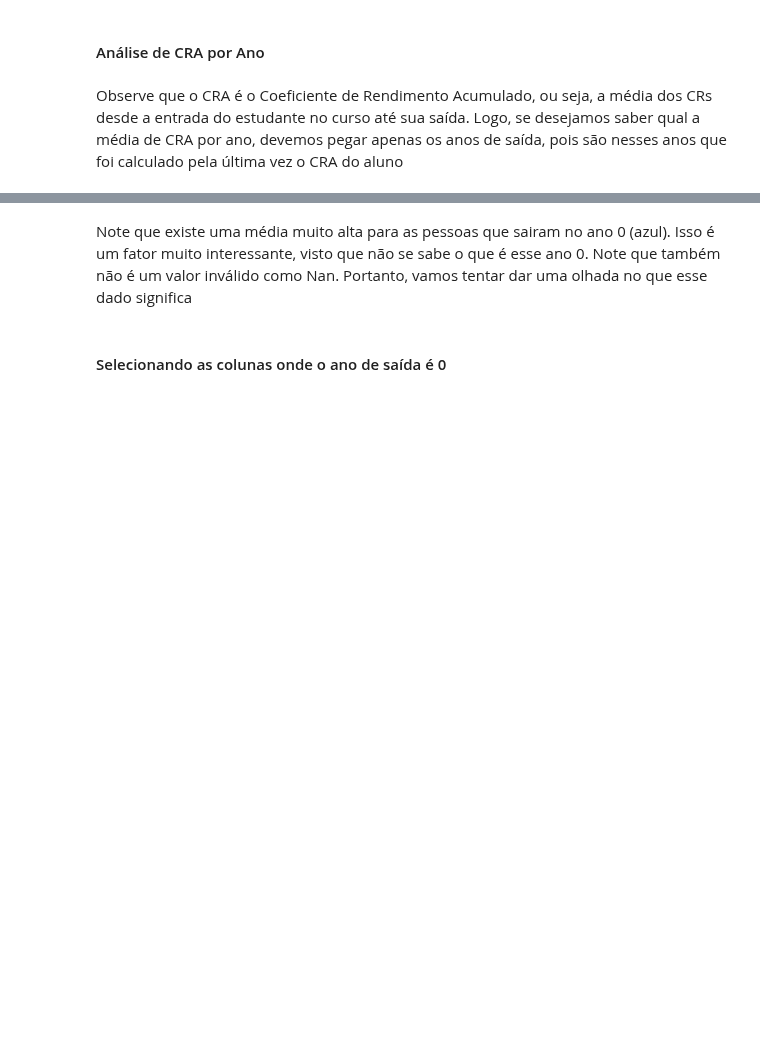
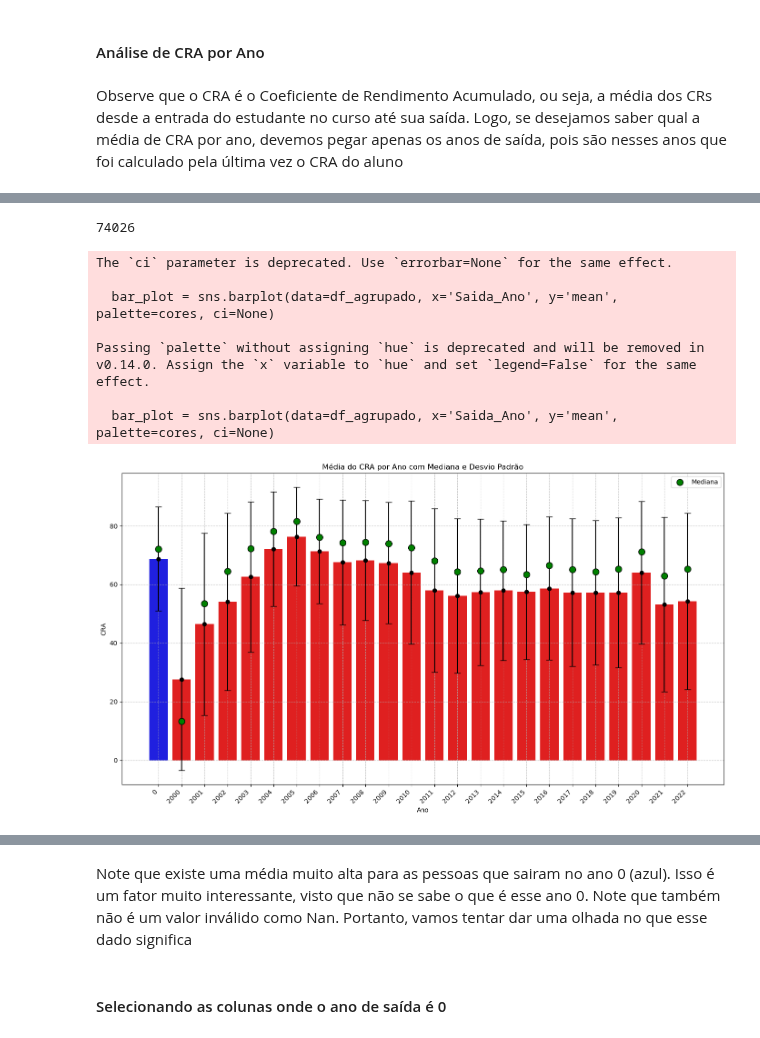
Before and after one commit to Duds04/Projeto_Dados, a Jupyter notebook: src/RespostasParte1.ipynb, the cells around one changed output, grey strips where cells are left out. Drawn from its saved outputs; the diff is of its cells as text; code cells hidden in the pictures; blank space fills up the shorter version.

```diff
--- a/src/RespostasParte1.ipynb
+++ b/src/RespostasParte1.ipynb
@@ -474,3 +588,5 @@ dfQ13porAno
 # %%
-dfQ13porAno = dfQ13porAno.groupby('Saida_Ano').mean('CRA').reset_index()
+df_agrupado = dfQ13porAno.groupby('Saida_Ano')['CRA'].agg(['mean', 'median', 'std']).reset_index().sort_values(by='mean', ascending=False)
 dfQ13porAno['Saida_Ano'].size
+# %% [output]
+74026
@@ -483,0 +593,42 @@ plt.plot()
+# %%
+import pandas as pd
+import matplotlib.pyplot as plt
+import seaborn as sns
+
+# Supondo que dfQ13porAno é seu DataFrame original
+# Agrupa os dados por ano e calcula a média, mediana e desvio padrão
+df_agrupado = dfQ13porAno.groupby('Saida_Ano')['CRA'].agg(['mean', 'median', 'std']).reset_index().sort_values(by='mean', ascending=False)
+
+# Define as cores das barras
+cores = ['#ff0000' for _ in range(df_agrupado['Saida_Ano'].size)]
+cores[0] = '#0000ff'  # A primeira barra será azul
+
+# Cria o gráfico de barras
+plt.figure(figsize=(14, 8))
+bar_plot = sns.barplot(data=df_agrupado, x='Saida_Ano', y='mean', palette=cores, ci=None)
+
+# Adiciona barras de erro para o desvio padrão
+for index, row in df_agrupado.iterrows():
+    bar_plot.errorbar(index, row['mean'], yerr=row['std'], fmt='o', color='black', capsize=5)
+
+# Adiciona pontos para a mediana
+plt.scatter(df_agrupado.index, df_agrupado['median'], color='green', s=100, zorder=5, label='Mediana', edgecolor='black')
+
+# Configurações do gráfico
+plt.xticks(ticks=df_agrupado.index, labels=df_agrupado['Saida_Ano'], rotation=45, ha='right')
+plt.xlabel('Ano')
+plt.ylabel('CRA')
+plt.title('Média do CRA por Ano com Mediana e Desvio Padrão')
+plt.legend()
+plt.tight_layout()
+plt.grid(True, linestyle='--', alpha=0.7)
+plt.show()
+# %% [output]
+The `ci` parameter is deprecated. Use `errorbar=None` for the same effect.
+
+  bar_plot = sns.barplot(data=df_agrupado, x='Saida_Ano', y='mean', palette=cores, ci=None)
+
+Passing `palette` without assigning `hue` is deprecated and will be removed in v0.14.0. Assign the `x` variable to `hue` and set `legend=False` for the same effect.
+
+  bar_plot = sns.barplot(data=df_agrupado, x='Saida_Ano', y='mean', palette=cores, ci=None)
+[figure, added]
```
Also changed, not shown: parts of 30 cells of this notebook.
